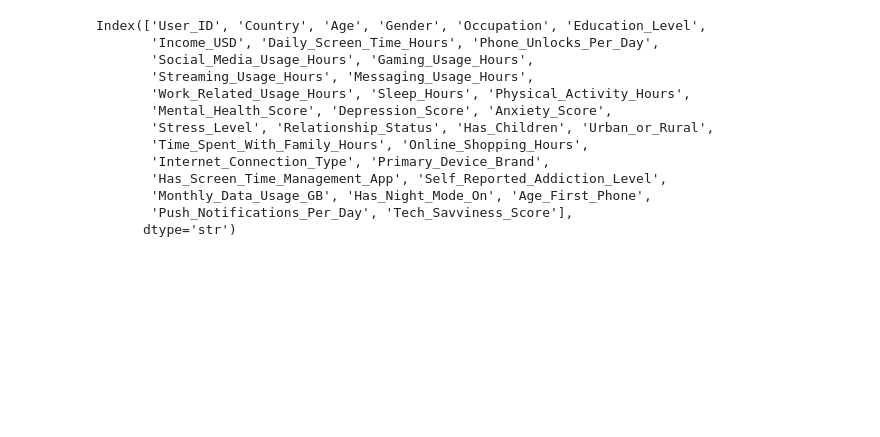
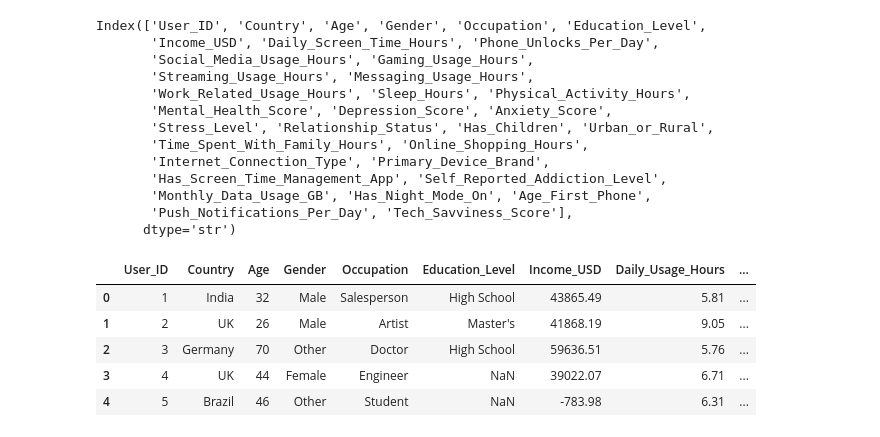
Before and after one commit to shivahari04/smartphone_addiction_analysis, a Jupyter notebook: Notebook/global_smartphone_addiction.ipynb, the cells around one changed output. Drawn from its saved outputs; the diff is of its cells as text; code cells hidden in the pictures; blank space fills up the shorter version.

```diff
--- a/Notebook/global_smartphone_addiction.ipynb
+++ b/Notebook/global_smartphone_addiction.ipynb
@@ -155,11 +164,11 @@ df.loc[df["Daily_Screen_Time_Hours"] > 5].sort_values("Age", ascending=True)
 2. Renaming column names to match teen_screentime_addiction
 # %%
 # checking for duplicates using functions.py
-import sys
+
 sys.path.append("..")
 
-from functions import check_duplicates
-global_df = check_duplicates(df, name="global_smartphone_addiction.csv")
+
+df = check_duplicates(df, name="global_smartphone_addiction.csv")
 # %% [output]
 global_smartphone_addiction.csv has duplicate rows: 0
 # %%
@@ -181,3 +190,20 @@ Index(['User_ID', 'Country', 'Age', 'Gender', 'Occupation', 'Education_Level',
       dtype='str')
 # %%
 # Rename the columns to match with teen_screentime_addiction.ipynb
+
+df = df.rename(columns={'Daily_Screen_Time_Hours': 'Daily_Usage_Hours',
+                   'Social_Media_Usage_Hours': 'Time_on_Social_Media',
+                   'Gaming_Usage_Hours': 'Time_on_Gaming',
+                   'Physical_Activity_Hours': 'Exercise_Hours',
+                   'Depression_Score': 'Depression_Level',
+                   'Anxiety_Score': 'Anxiety_Level',
+                   'Self_Reported_Addiction_Level': 'Addiction_Level '})
+# %%
+df.head()
+# %% [output]
+|  | User_ID | Country | Age | Gender | Occupation | Education_Level | Income_USD | Daily_Usage_Hours | ... |
+| 0 | 1 | India | 32 | Male | Salesperson | High School | 43865.49 | 5.81 | ... |
+| 1 | 2 | UK | 26 | Male | Artist | Master's | 41868.19 | 9.05 | ... |
+| 2 | 3 | Germany | 70 | Other | Doctor | High School | 59636.51 | 5.76 | ... |
+| 3 | 4 | UK | 44 | Female | Engineer | NaN | 39022.07 | 6.71 | ... |
+| 4 | 5 | Brazil | 46 | Other | Student | NaN | -783.98 | 6.31 | ... |
```
Also changed, not shown: parts of 8 cells of this notebook, 1 other file.
